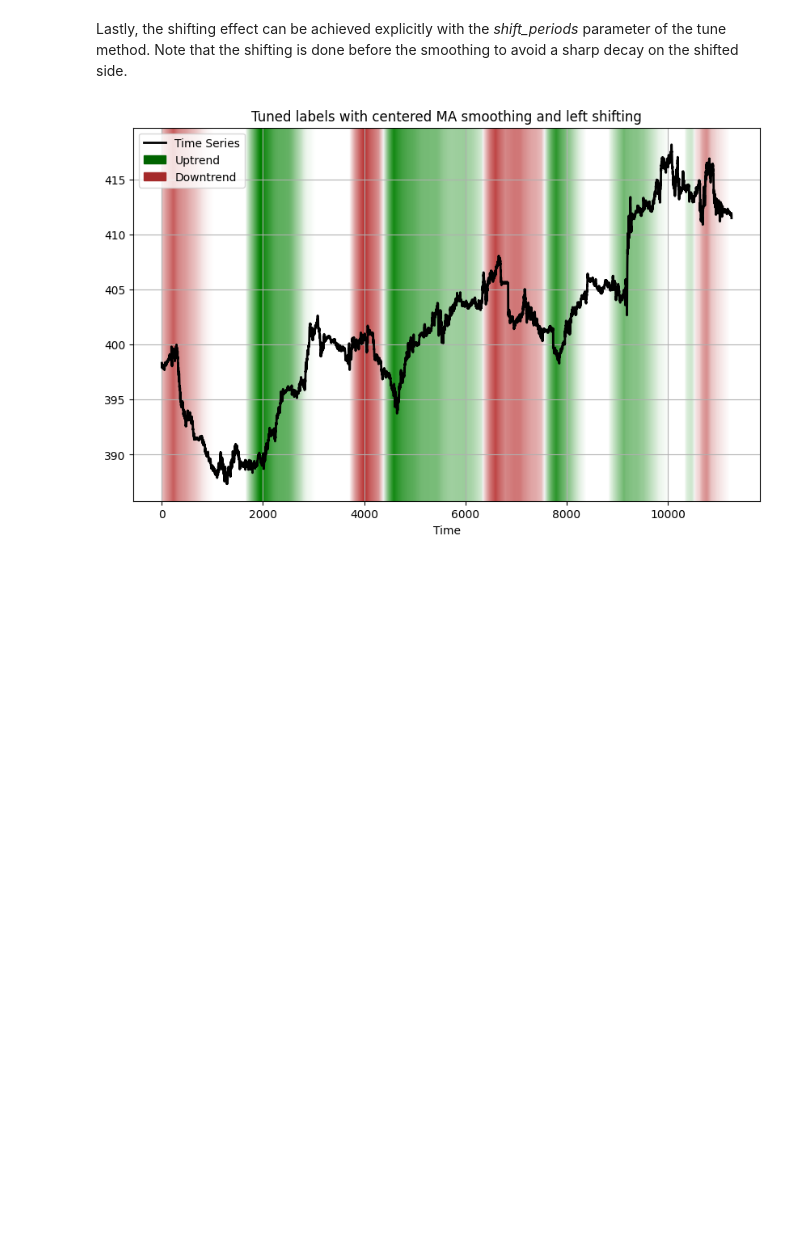
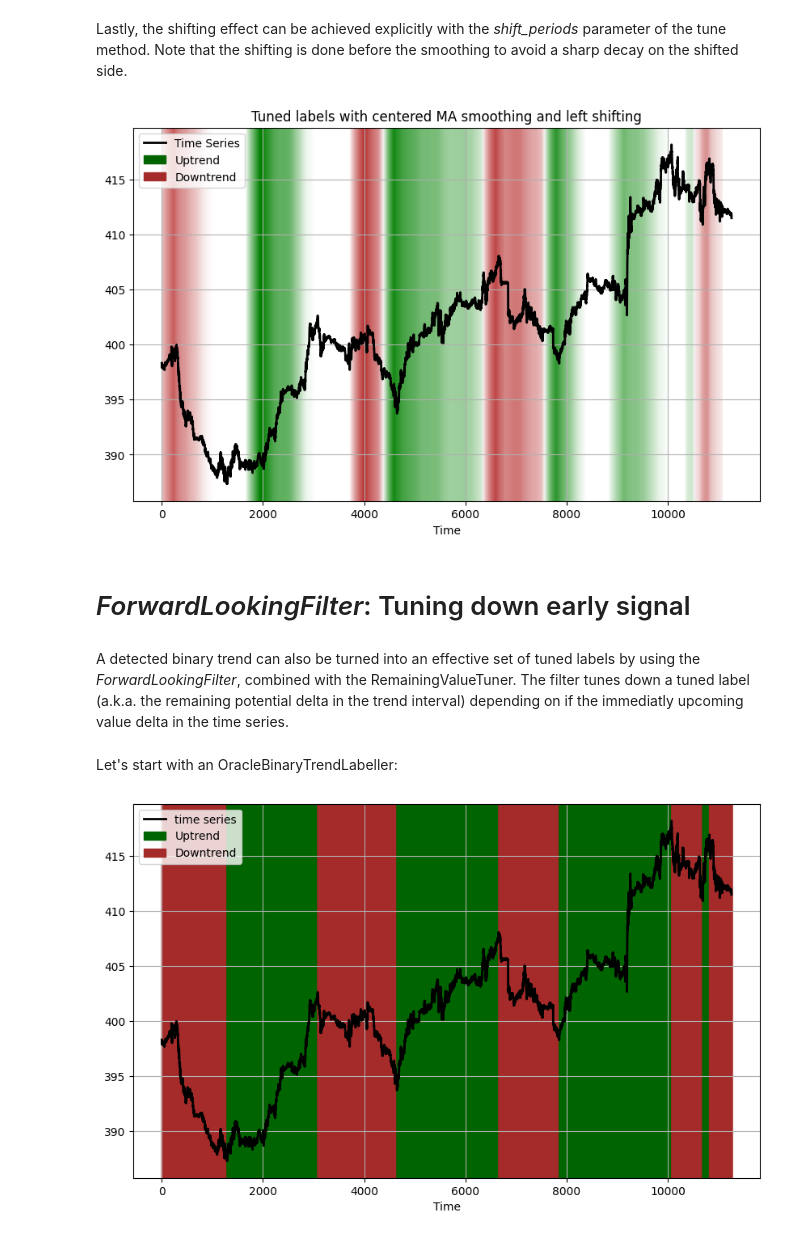
Before and after one commit to agpenas/tstrends, a Jupyter notebook: notebooks/label_tuner_example.ipynb, the cells around one changed output. Drawn from its saved outputs; the diff is of its cells as text; code cells hidden in the pictures; blank space fills up the shorter version.

```diff
--- a/notebooks/label_tuner_example.ipynb
+++ b/notebooks/label_tuner_example.ipynb
@@ -100,3 +107,17 @@ plot_trend_labels_with_gradation(
 )
 # %% [output]
 [figure]
+# %% [markdown]
+# *ForwardLookingFilter*: Tuning down early signal
+# %% [markdown]
+A detected binary trend can also be turned into an effective set of tuned labels by using the *ForwardLookingFilter*, combined with the RemainingValueTuner. The filter tunes down a tuned label (a.k.a. the remaining potential delta in the trend interval) depending on if the immediatly upcoming value delta in the time series.
+# %% [markdown]
+Let's start with an OracleBinaryTrendLabeller:
+# %%
+from tstrends.trend_labelling import OracleBinaryTrendLabeller
+
+
+labels = OracleBinaryTrendLabeller(transaction_cost=0.006).get_labels(df_concat.c.tolist())
+plot_trend_labels(df_concat.c.tolist(), labels)
+# %% [output]
+[figure, added]
```
Also changed, not shown: parts of 6 cells of this notebook, 4 other files.
